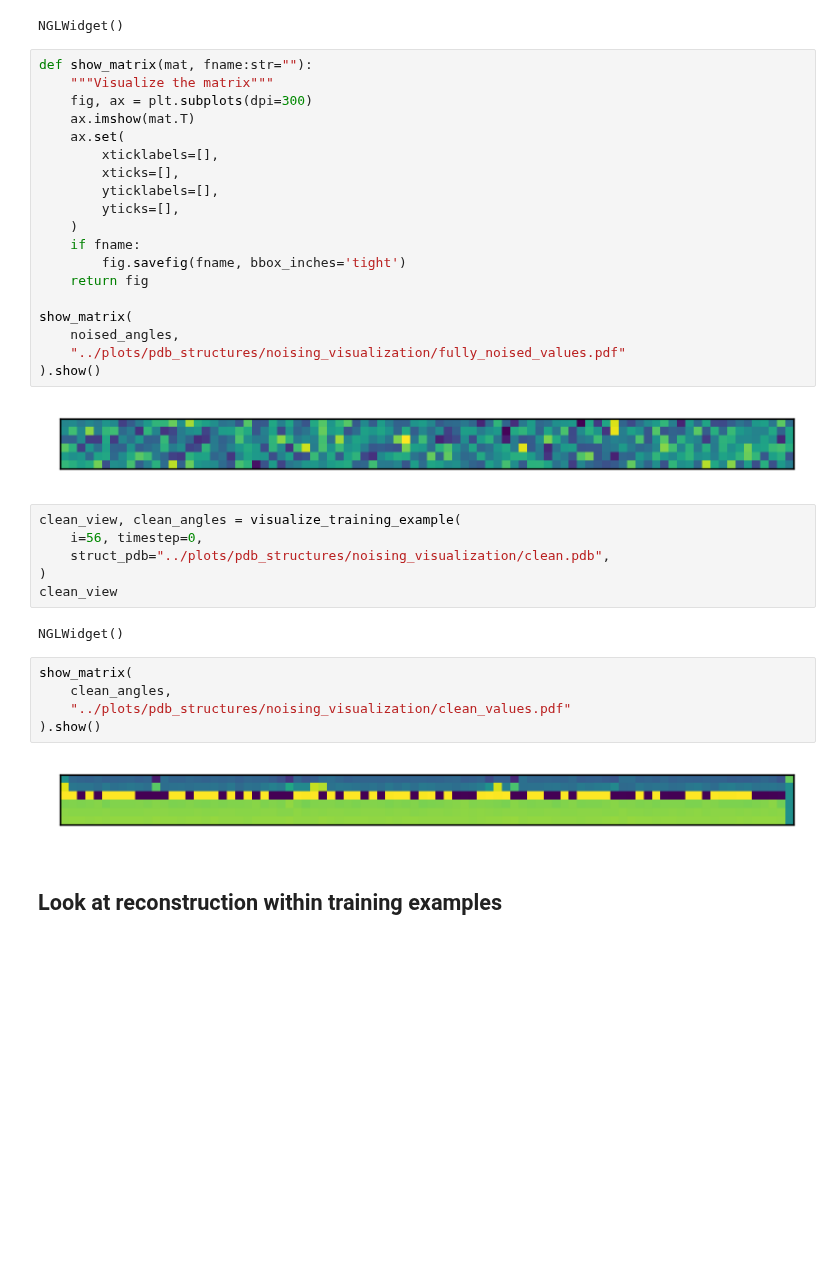
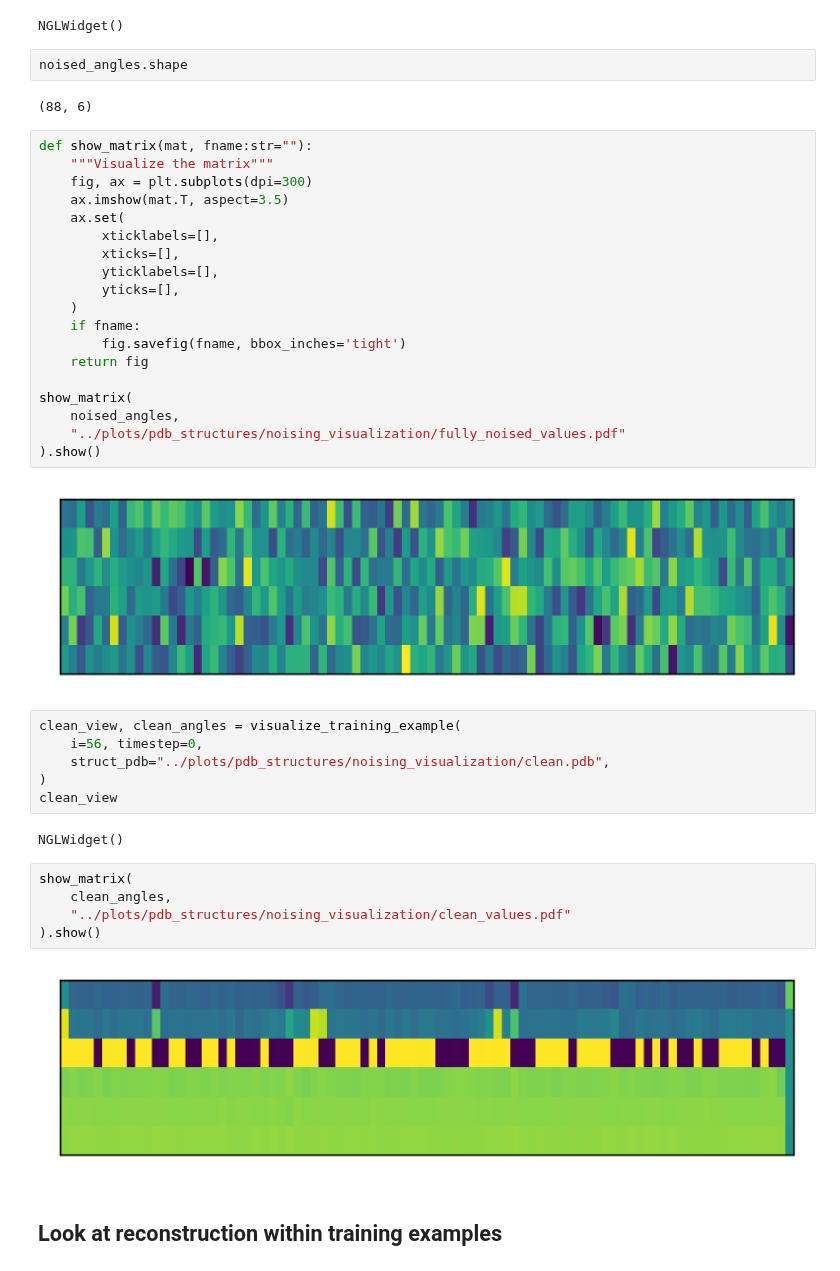
Before and after one commit to microsoft/foldingdiff, a Jupyter notebook: jupyter/requisite_internal_values.ipynb, the cells around one changed output. Drawn from its saved outputs; the diff is of its cells as text; blank space fills up the shorter version.

Commit message:
Update plots

```diff
--- a/jupyter/requisite_internal_values.ipynb
+++ b/jupyter/requisite_internal_values.ipynb
@@ -150,27 +150,31 @@ noised_view, noised_angles = visualize_training_example(
 noised_view
 # %% [output]
 NGLWidget()
+# %%
+noised_angles.shape
+# %% [output]
+(88, 6)
 # %%
 def show_matrix(mat, fname:str=""):
     """Visualize the matrix"""
     fig, ax = plt.subplots(dpi=300)
-    ax.imshow(mat.T)
+    ax.imshow(mat.T, aspect=3.5)
     ax.set(
         xticklabels=[],
         xticks=[],
         yticklabels=[],
         yticks=[],
     )
     if fname:
         fig.savefig(fname, bbox_inches='tight')
     return fig
 
 show_matrix(
     noised_angles,
     "../plots/pdb_structures/noising_visualization/fully_noised_values.pdf"
 ).show()
 # %% [output]
-[figure, old version]
+[figure, new version]
 # %%
 clean_view, clean_angles = visualize_training_example(
     i=56, timestep=0,
@@ -185,7 +189,7 @@ show_matrix(
     "../plots/pdb_structures/noising_visualization/clean_values.pdf"
 ).show()
 # %% [output]
-[figure, old version]
+[figure, new version]
 # %% [markdown]
 ## Look at reconstruction within training examples
 # %%
```
Also changed, not shown: parts of 5 cells of this notebook, 3 other files.
